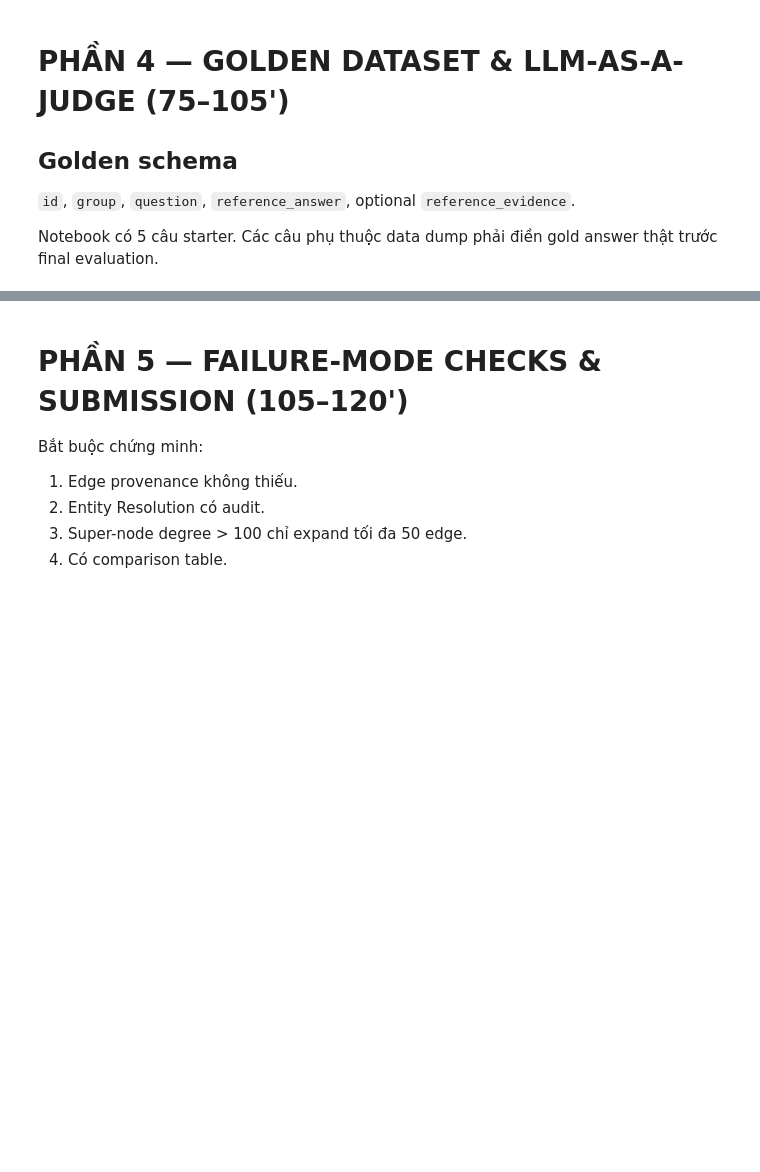
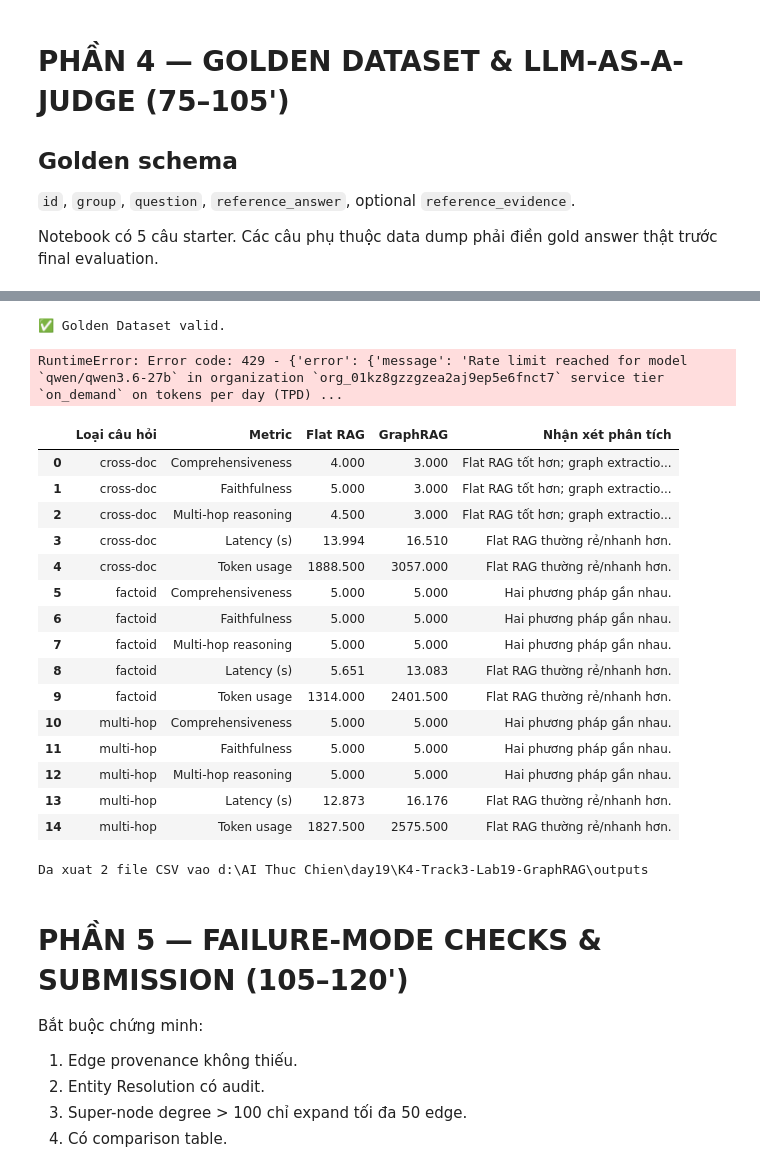
Before and after one commit to danggiap123/K4-Track3-Lab19-GraphRAG, a Jupyter notebook: Day19_GraphRAG_vs_FlatRAG_Production_Lab_Guide.ipynb, the cells around one changed output, grey strips where cells are left out. Drawn from its saved outputs; the diff is of its cells as text; code cells hidden in the pictures; blank space fills up the shorter version.

```diff
--- a/Day19_GraphRAG_vs_FlatRAG_Production_Lab_Guide.ipynb
+++ b/Day19_GraphRAG_vs_FlatRAG_Production_Lab_Guide.ipynb
@@ -128,7 +128,7 @@ NEO4J_PASSWORD = get_secret("NEO4J_PASSWORD", "")
 NEO4J_DATABASE = get_secret("NEO4J_DATABASE", "neo4j")
 
 GROQ_API_KEY = get_secret("GROQ_API_KEY", "")
-GROQ_MODEL = get_secret("GROQ_MODEL", "openai/gpt-oss-120b")
+GROQ_MODEL = get_secret("GROQ_MODEL", "qwen/qwen3.6-27b")
 
 JUDGE_PROVIDER = get_secret("JUDGE_PROVIDER", "groq").lower()
 JUDGE_MODEL = get_secret("JUDGE_MODEL", "openai/gpt-oss-20b")
@@ -1163,8 +1382,16 @@ def generate_answer(question, context):
          {"role":"user","content":prompt}],
         model=GROQ_MODEL
     )
+    # qwen3.6 la reasoning model: no xuat <think>...</think> truoc cau tra loi.
+    # Khong loc thi Judge se cham vet suy luan chu khong phai cau tra loi, va
+    # cau tra loi that co the bi cat mat vi khoi think an het token.
+    answer = THINK_RE.sub("", text)
+    answer = re.sub(r"^.*?</think>", "", answer, flags=re.S | re.I).strip()
+    if not answer:                      # think an het token -> giu nguyen ban tho
+        answer = text.strip()
+
     return {
-        "answer": text.strip(),
+        "answer": answer,
         "latency_s": time.perf_counter()-t0,
         "total_tokens": usage.get("total_tokens"),
     }
@@ -1336,9 +1571,12 @@ def run_evaluation(golden_df):
         pd.DataFrame(rows).to_csv(CHECKPOINT, index=False)
     return pd.DataFrame(rows)
 
-# validate_golden(golden_df, require_answers=True)
-# eval_results_df = run_evaluation(golden_df)
-# display(eval_results_df)
+validate_golden(golden_df, require_answers=True)
+eval_results_df = run_evaluation(golden_df)
+display(eval_results_df)
+# %% [output]
+✅ Golden Dataset valid.
+RuntimeError: Error code: 429 - {'error': {'message': 'Rate limit reached for model `qwen/qwen3.6-27b` in organization `org_01kz8gzzgzea2aj9ep5e6fnct7` service tier `on_demand` on tokens per day (TPD) ...
 # %%
 #@title 4.4 — Comparison table + export
 def comparison_table(eval_df):
@@ -1348,37 +1586,56 @@ def comparison_table(eval_df):
         "Multi-hop reasoning":("flat_multi_hop_reasoning","graph_multi_hop_reasoning"),
         "Latency (s)":("flat_latency_s","graph_latency_s"),
         "Token usage":("flat_total_tokens","graph_total_tokens"),
     }
 
     rows = []
     for group, g in eval_df.groupby("group"):
         for metric, (fc,gc) in metric_map.items():
             f = pd.to_numeric(g[fc], errors="coerce").mean()
             gr = pd.to_numeric(g[gc], errors="coerce").mean()
 
             if metric in {"Latency (s)","Token usage"}:
                 comment = "Flat RAG thường rẻ/nhanh hơn." if f < gr else "GraphRAG không đắt hơn trong sample này."
             else:
                 delta = gr - f
                 if delta >= .75:
                     comment = "GraphRAG cải thiện rõ; kiểm tra rationale và provenance."
                 elif delta <= -.5:
                     comment = "Flat RAG tốt hơn; graph extraction/retrieval có thể gây mất thông tin hoặc nhiễu."
                 else:
                     comment = "Hai phương pháp gần nhau."
 
             rows.append({
                 "Loại câu hỏi":group, "Metric":metric,
                 "Flat RAG":round(f,3) if pd.notna(f) else np.nan,
                 "GraphRAG":round(gr,3) if pd.notna(gr) else np.nan,
                 "Nhận xét phân tích":comment
             })
     return pd.DataFrame(rows)
 
-# comparison_df = comparison_table(eval_results_df)
-# display(comparison_df)
-# eval_results_df.to_csv(OUTPUT_DIR / "graphrag_eval_results.csv", index=False)
-# comparison_df.to_csv(OUTPUT_DIR / "graphrag_vs_flatrag_summary.csv", index=False)
+comparison_df = comparison_table(eval_results_df)
+display(comparison_df)
+eval_results_df.to_csv(OUTPUT_DIR / "graphrag_eval_results.csv", index=False)
+comparison_df.to_csv(OUTPUT_DIR / "graphrag_vs_flatrag_summary.csv", index=False)
+print("Da xuat 2 file CSV vao", OUTPUT_DIR)
+# %% [output]
+|  | Loại câu hỏi | Metric | Flat RAG | GraphRAG | Nhận xét phân tích |
+| 0 | cross-doc | Comprehensiveness | 4.000 | 3.000 | Flat RAG tốt hơn; graph extractio... |
+| 1 | cross-doc | Faithfulness | 5.000 | 3.000 | Flat RAG tốt hơn; graph extractio... |
+| 2 | cross-doc | Multi-hop reasoning | 4.500 | 3.000 | Flat RAG tốt hơn; graph extractio... |
+| 3 | cross-doc | Latency (s) | 13.994 | 16.510 | Flat RAG thường rẻ/nhanh hơn. |
+| 4 | cross-doc | Token usage | 1888.500 | 3057.000 | Flat RAG thường rẻ/nhanh hơn. |
+| 5 | factoid | Comprehensiveness | 5.000 | 5.000 | Hai phương pháp gần nhau. |
+| 6 | factoid | Faithfulness | 5.000 | 5.000 | Hai phương pháp gần nhau. |
+| 7 | factoid | Multi-hop reasoning | 5.000 | 5.000 | Hai phương pháp gần nhau. |
+| 8 | factoid | Latency (s) | 5.651 | 13.083 | Flat RAG thường rẻ/nhanh hơn. |
+| 9 | factoid | Token usage | 1314.000 | 2401.500 | Flat RAG thường rẻ/nhanh hơn. |
+| 10 | multi-hop | Comprehensiveness | 5.000 | 5.000 | Hai phương pháp gần nhau. |
+| 11 | multi-hop | Faithfulness | 5.000 | 5.000 | Hai phương pháp gần nhau. |
+| 12 | multi-hop | Multi-hop reasoning | 5.000 | 5.000 | Hai phương pháp gần nhau. |
+| 13 | multi-hop | Latency (s) | 12.873 | 16.176 | Flat RAG thường rẻ/nhanh hơn. |
+| 14 | multi-hop | Token usage | 1827.500 | 2575.500 | Flat RAG thường rẻ/nhanh hơn. |
+Da xuat 2 file CSV vao d:\AI Thuc Chien\day19\K4-Track3-Lab19-GraphRAG\outputs
 # %% [markdown]
 # PHẦN 5 — FAILURE-MODE CHECKS & SUBMISSION (105–120')
 
```
Also changed, not shown: parts of 14 cells of this notebook, 4 other files.
